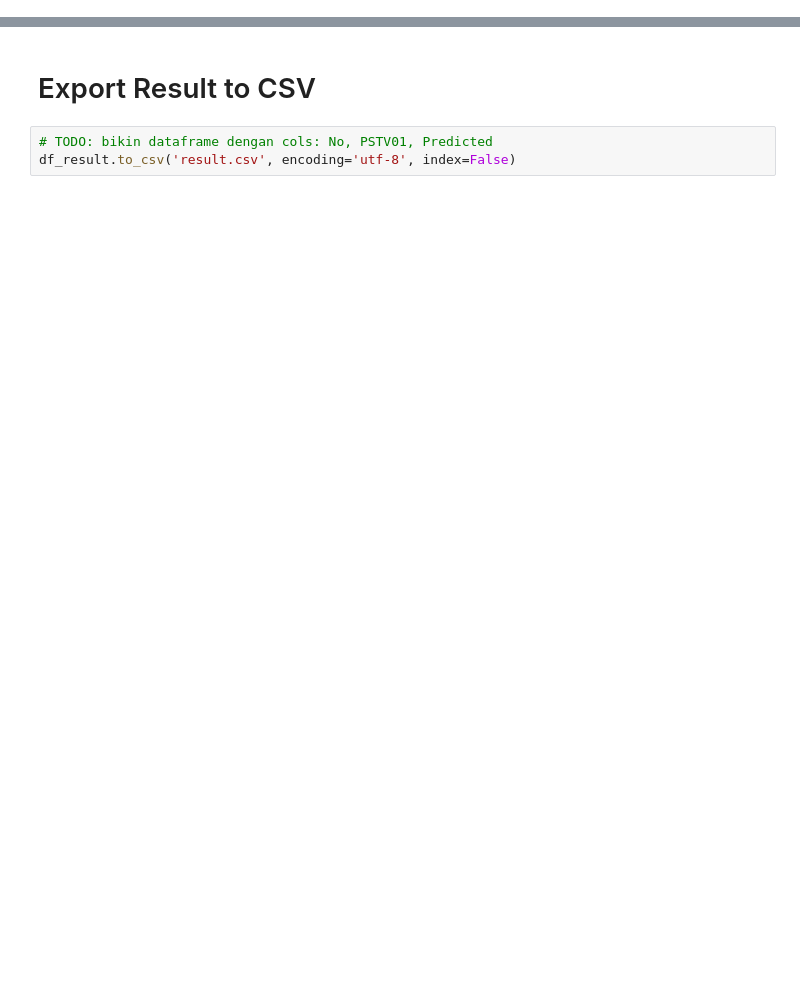
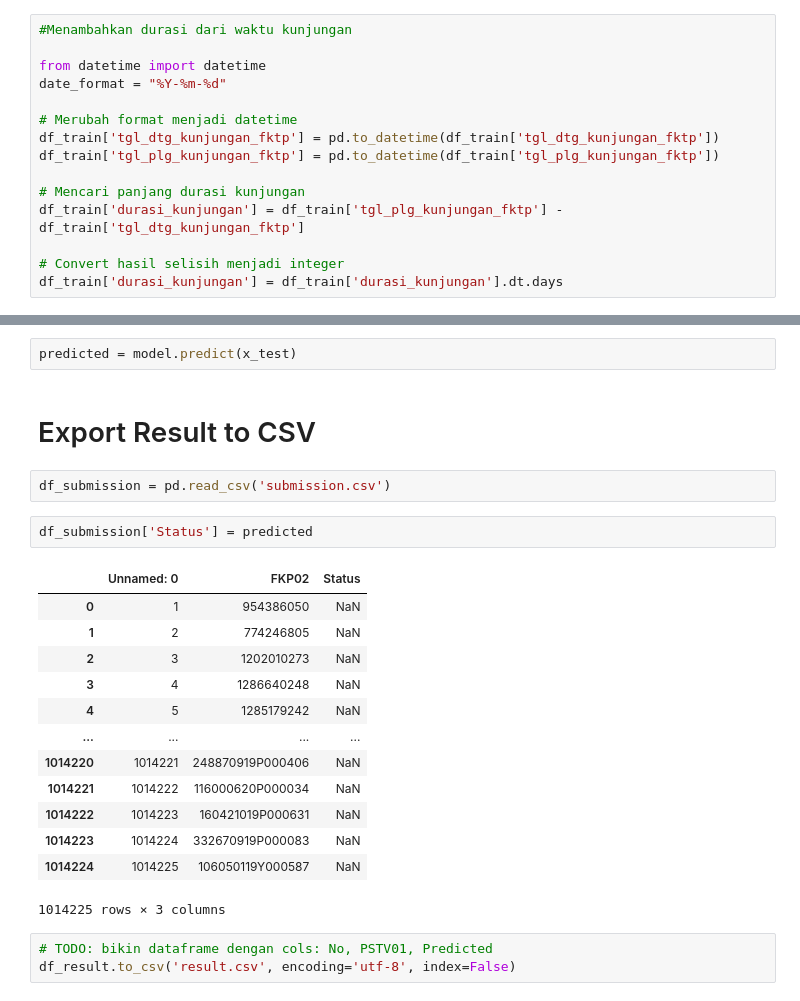
Before and after one commit to rahmafatin/sd-bdc, a Jupyter notebook: model.ipynb, the cells around one changed output, grey strips where cells are left out. Cells and saved outputs as stored; diff of their text form; blank space fills up the shorter version.

Commit message:
Mencari durasi dari waktu kunjungan

```diff
--- a/model.ipynb
+++ b/model.ipynb
@@ -294,6 +294,21 @@ sns.countplot(x='jenis_faskes_rujukan' ,hue='status_pulang', data=df_train)
 Dari beberapa kolom yang sudah diamati. kita bisa melihat korelasi antar seluruh kolom terhadap class menggunakan correlation matrix dan kemudian di visualisasikan menggunakan heatmap.
 # %% [markdown]
 ##Feature Selection
+# %%
+#Menambahkan durasi dari waktu kunjungan
+
+from datetime import datetime
+date_format = "%Y-%m-%d"
+
+# Merubah format menjadi datetime
+df_train['tgl_dtg_kunjungan_fktp'] = pd.to_datetime(df_train['tgl_dtg_kunjungan_fktp'])
+df_train['tgl_plg_kunjungan_fktp'] = pd.to_datetime(df_train['tgl_plg_kunjungan_fktp'])
+
+# Mencari panjang durasi kunjungan
+df_train['durasi_kunjungan'] = df_train['tgl_plg_kunjungan_fktp'] - df_train['tgl_dtg_kunjungan_fktp']
+
+# Convert hasil selisih menjadi integer
+df_train['durasi_kunjungan'] = df_train['durasi_kunjungan'].dt.days
 # %%
 # Encode status pulang sesuai dengan ketentuan
 df_train['status_pulang'] = df_train['status_pulang'].replace(['Sehat', 'Belum_Sehat'], [1,0])
@@ -579,8 +581,28 @@ df_test['kode_diagnosis'].fillna(value='9999', inplace=True)
 x_test = df_test.loc[corr_columns]
 
 x_test
+# %%
+predicted = model.predict(x_test)
 # %% [markdown]
 # Export Result to CSV
+# %%
+df_submission = pd.read_csv('submission.csv')
+# %%
+df_submission['Status'] = predicted
+# %% [output]
+|  | Unnamed: 0 | FKP02 | Status |
+| 0 | 1 | 954386050 | NaN |
+| 1 | 2 | 774246805 | NaN |
+| 2 | 3 | 1202010273 | NaN |
+| 3 | 4 | 1286640248 | NaN |
+| 4 | 5 | 1285179242 | NaN |
+| ... | ... | ... | ... |
+| 1014220 | 1014221 | 248870919P000406 | NaN |
+| 1014221 | 1014222 | 116000620P000034 | NaN |
+| 1014222 | 1014223 | 160421019P000631 | NaN |
+| 1014223 | 1014224 | 332670919P000083 | NaN |
+| 1014224 | 1014225 | 106050119Y000587 | NaN |
+1014225 rows × 3 columns
 # %%
 # TODO: bikin dataframe dengan cols: No, PSTV01, Predicted
 df_result.to_csv('result.csv', encoding='utf-8', index=False)
```
Also changed, not shown: parts of 2 cells of this notebook.
